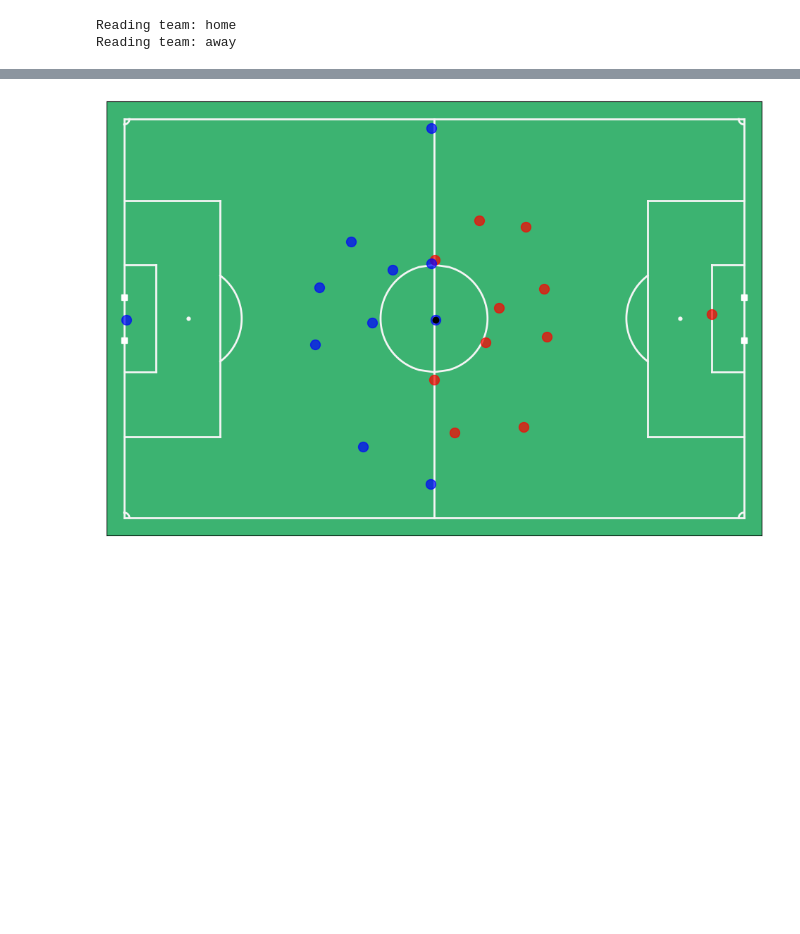
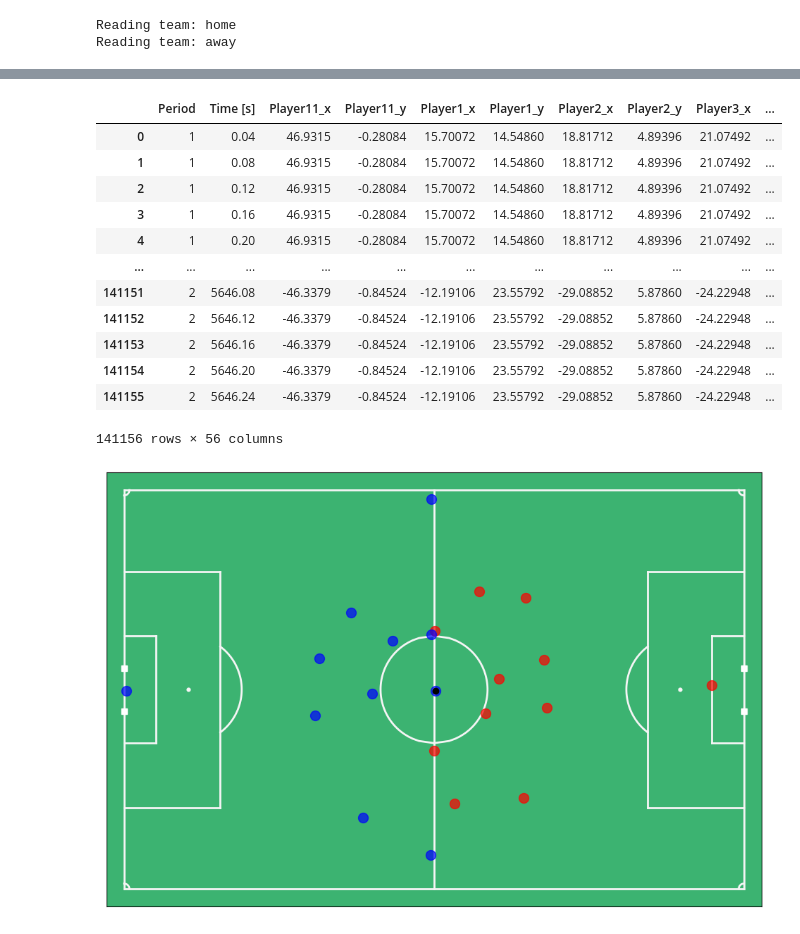
Before and after one commit to heysteph/Project1, a Jupyter notebook: example_notebook.ipynb, the cells around one changed output, grey strips where cells are left out. Saved outputs shown, nothing was run; the diff lists cells and outputs as text; code cells hidden in the pictures; blank space fills up the shorter version.

```diff
--- a/example_notebook.ipynb
+++ b/example_notebook.ipynb
@@ -127,3 +119,21 @@ tracking_home
+# %%
+# Merge both tracking data into one df
+tracking = pd.merge(tracking_home,tracking_away, how="left")
+tracking
+# %% [output]
+|  | Period | Time [s] | Player11_x | Player11_y | Player1_x | Player1_y | Player2_x | Player2_y | Player3_x | ... |
+| 0 | 1 | 0.04 | 46.9315 | -0.28084 | 15.70072 | 14.54860 | 18.81712 | 4.89396 | 21.07492 | ... |
+| 1 | 1 | 0.08 | 46.9315 | -0.28084 | 15.70072 | 14.54860 | 18.81712 | 4.89396 | 21.07492 | ... |
+| 2 | 1 | 0.12 | 46.9315 | -0.28084 | 15.70072 | 14.54860 | 18.81712 | 4.89396 | 21.07492 | ... |
+| 3 | 1 | 0.16 | 46.9315 | -0.28084 | 15.70072 | 14.54860 | 18.81712 | 4.89396 | 21.07492 | ... |
+| 4 | 1 | 0.20 | 46.9315 | -0.28084 | 15.70072 | 14.54860 | 18.81712 | 4.89396 | 21.07492 | ... |
+| ... | ... | ... | ... | ... | ... | ... | ... | ... | ... | ... |
+| 141151 | 2 | 5646.08 | -46.3379 | -0.84524 | -12.19106 | 23.55792 | -29.08852 | 5.87860 | -24.22948 | ... |
+| 141152 | 2 | 5646.12 | -46.3379 | -0.84524 | -12.19106 | 23.55792 | -29.08852 | 5.87860 | -24.22948 | ... |
+| 141153 | 2 | 5646.16 | -46.3379 | -0.84524 | -12.19106 | 23.55792 | -29.08852 | 5.87860 | -24.22948 | ... |
+| 141154 | 2 | 5646.20 | -46.3379 | -0.84524 | -12.19106 | 23.55792 | -29.08852 | 5.87860 | -24.22948 | ... |
+| 141155 | 2 | 5646.24 | -46.3379 | -0.84524 | -12.19106 | 23.55792 | -29.08852 | 5.87860 | -24.22948 | ... |
+141156 rows × 56 columns
 # %%
 # plot player positions at ckick-off
 KO_Frame = events.loc[0]['Start Frame']
```
Also changed, not shown: parts of 14 cells of this notebook, 2 other files.
